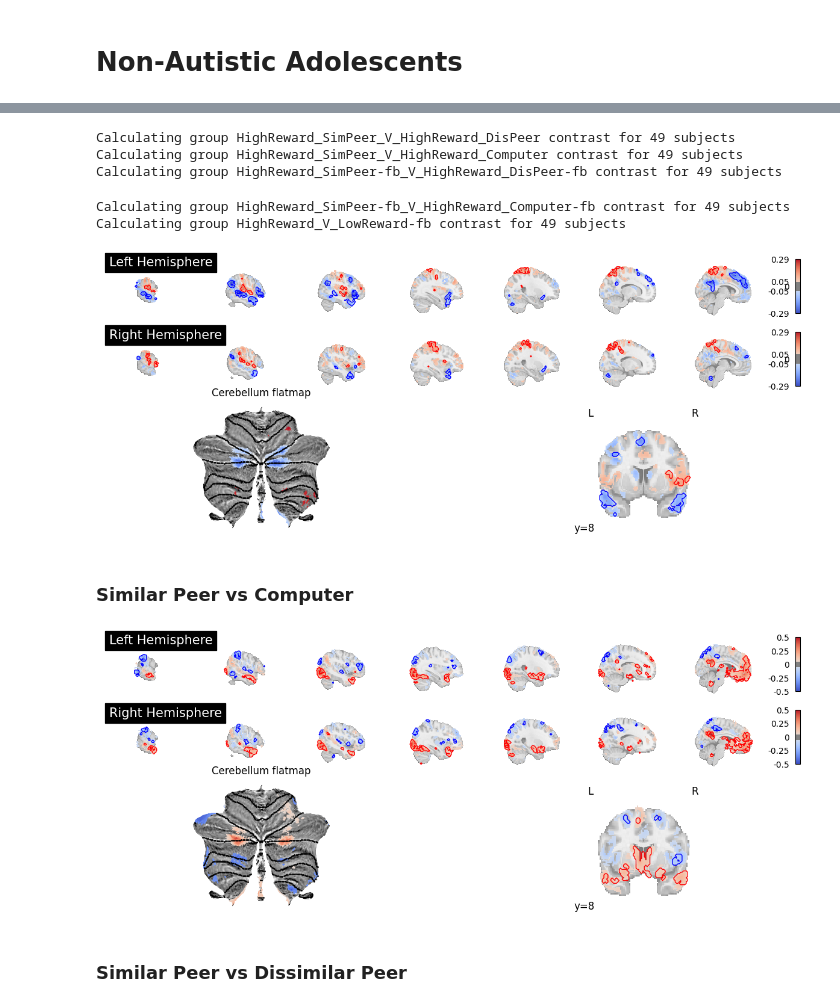
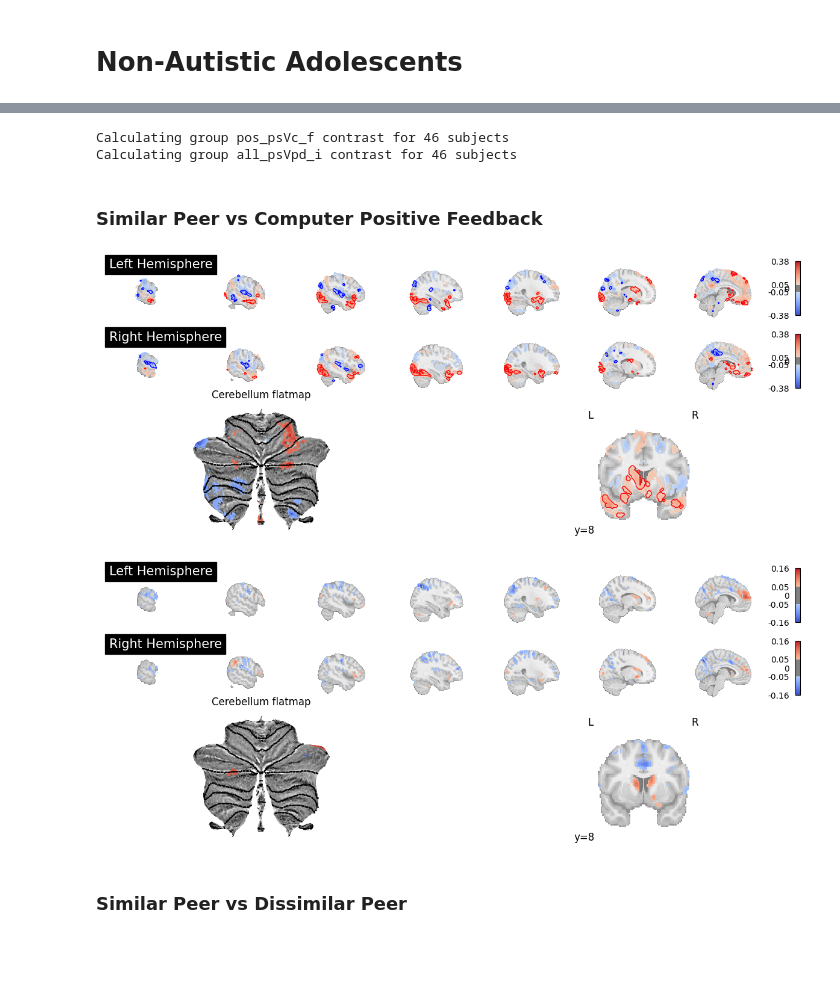
Before and after one commit to hspopal/scon_social_reward, a Jupyter notebook: code/neuron_code/social_reward_2nd_level-nilearn.ipynb, the cells around one changed output, grey strips where cells are left out. Saved outputs shown, nothing was run; the diff lists cells and outputs as text; code cells hidden in the pictures; blank space fills up the shorter version.

Commit message:
new contrast names and excluding bad runs

```diff
--- a/code/neuron_code/social_reward_2nd_level-nilearn.ipynb
+++ b/code/neuron_code/social_reward_2nd_level-nilearn.ipynb
@@ -84,11 +84,7 @@ plot_design_matrix(design_matrix)
 # %%
 mni_mask = bids_dir+"/derivatives/fmriprep/sub-SCN101/anat/sub-SCN101_space-MNIPediatricAsym_cohort-5_res-2_label-GM_probseg_bin.nii.gz"
 
-contrasts=['HighReward_SimPeer_V_HighReward_DisPeer',
-           'HighReward_SimPeer_V_HighReward_Computer',
-           'HighReward_SimPeer-fb_V_HighReward_DisPeer-fb',
-           'HighReward_SimPeer-fb_V_HighReward_Computer-fb',
-           'HighReward_V_LowReward-fb']
+contrasts=['pos_psVc_f', 'all_psVpd_i']
 group = 'not_asd'
 tasks = ['SR']
 alpha = 0.05
@@ -135,25 +131,22 @@ for task in tasks:
 
         threshold_data[group+'_'+task+'_'+contrast+'_zmap_'+mc+'-'+str(alpha)] = threshold
 # %% [output]
-Calculating group HighReward_SimPeer_V_HighReward_DisPeer contrast for 49 subjects
-Calculating group HighReward_SimPeer_V_HighReward_Computer contrast for 49 subjects
-Calculating group HighReward_SimPeer-fb_V_HighReward_DisPeer-fb contrast for 49 subjects
+Calculating group pos_psVc_f contrast for 46 subjects
+Calculating group all_psVpd_i contrast for 46 subjects
-Calculating group HighReward_SimPeer-fb_V_HighReward_Computer-fb contrast for 49 subjects
-Calculating group HighReward_V_LowReward-fb contrast for 49 subjects
+# %% [markdown]
+### Similar Peer vs Computer Positive Feedback
 # %%
-filename = data_dir+'/group/'+'not_asd_SR_HighReward_V_LowReward-fb'
+filename = data_dir+'/group/'+'not_asd_SR_pos_psVc_f'
 
 helpful_functions.plot_transparent_threshold(filename, thresh=.05)
 # %% [output]
-[figure, old version]
+[figure, new version]
-# %% [markdown]
-### Similar Peer vs Computer
 # %%
-filename = data_dir+'/group/'+'not_asd_SR_HighReward_SimPeer-fb_V_HighReward_Computer-fb'
+filename = data_dir+'/group/'+'not_asd_SR_all_psVpd_i'
 
 helpful_functions.plot_transparent_threshold(filename, thresh=.05)
 # %% [output]
-[figure, old version]
+[figure, new version]
 # %% [markdown]
 ### Similar Peer vs Dissimilar Peer
 # %%
```
Also changed, not shown: parts of 13 cells of this notebook, 1 other file.
